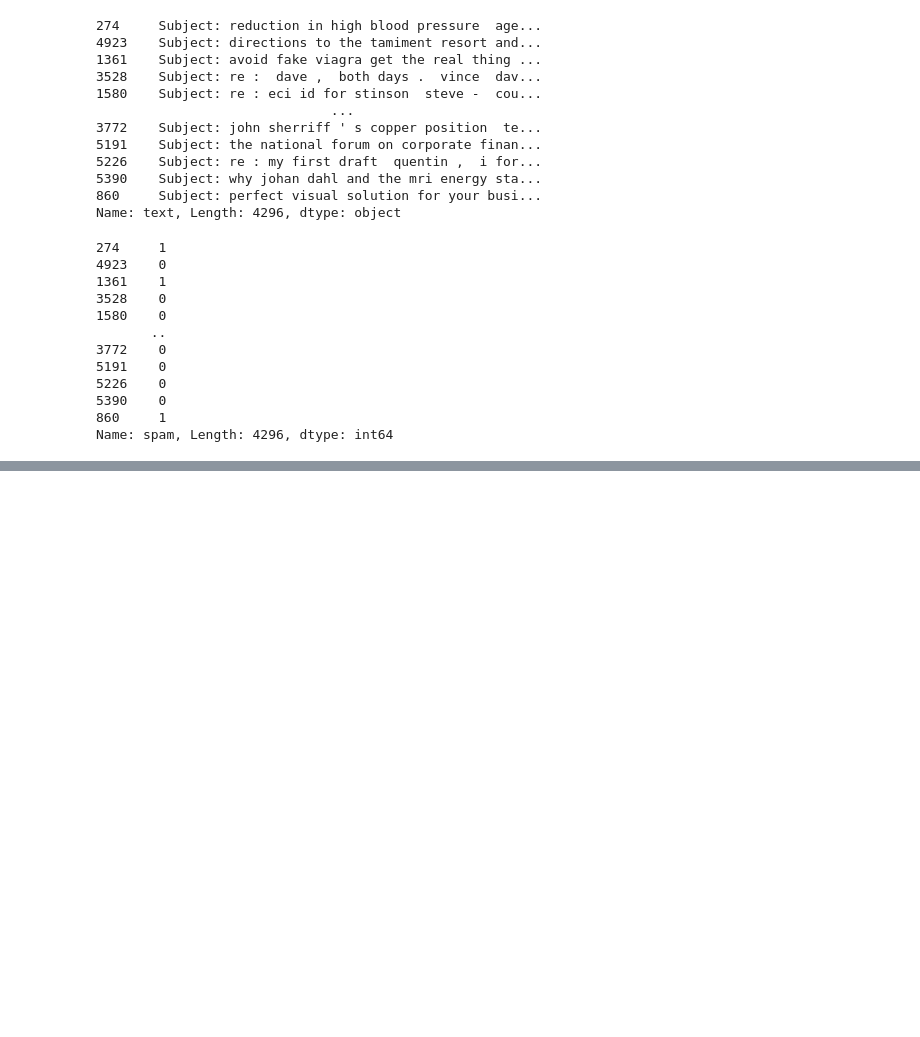
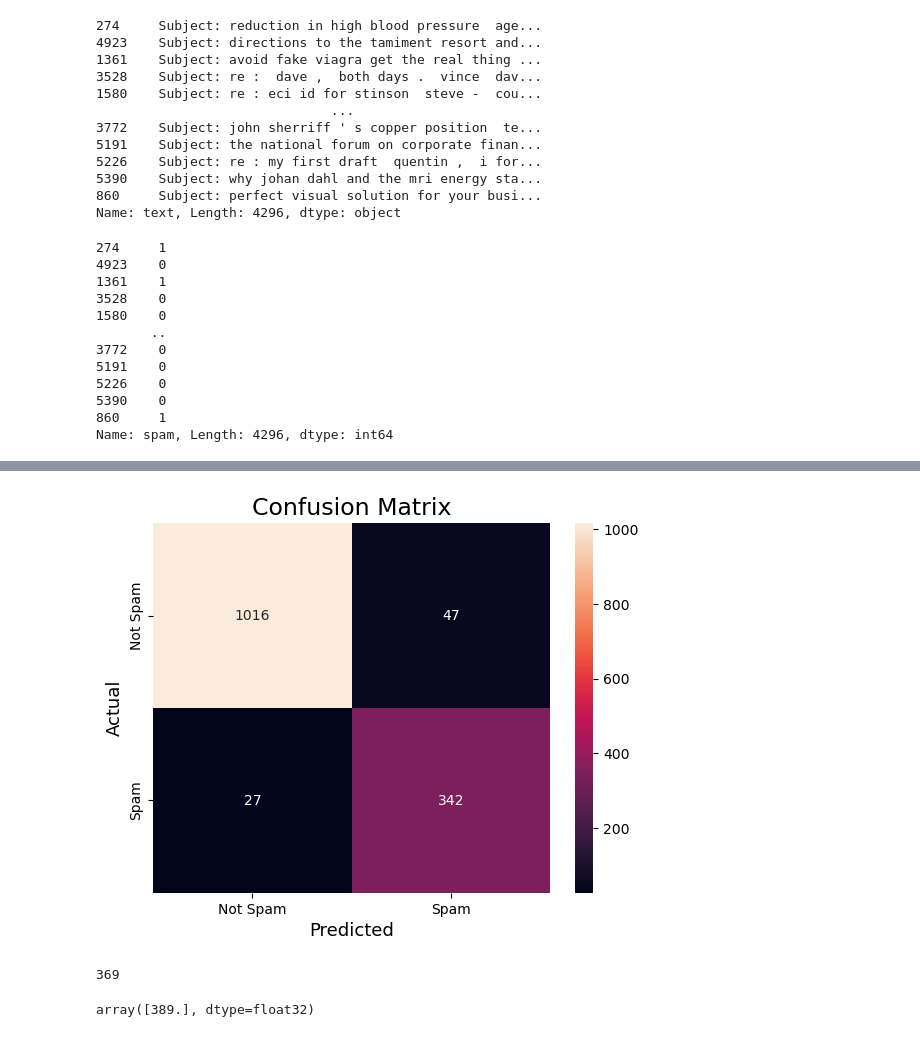
Before and after one commit to sdray5/projects, a Jupyter notebook: EmailSpamPredictor/Email Spam Predictor.ipynb, the cells around one changed output, grey strips where cells are left out. Drawn from its saved outputs; the diff is of its cells as text; code cells hidden in the pictures; blank space fills up the shorter version.

```diff
--- a/EmailSpamPredictor/Email Spam Predictor.ipynb
+++ b/EmailSpamPredictor/Email Spam Predictor.ipynb
@@ -77,0 +175,3 @@ Name: spam, Length: 4296, dtype: int64
+# %%
+predicted = np.round(model.predict(validation_padded))
+actual = validation_labels_final
@@ -77,0 +180,28 @@ Name: spam, Length: 4296, dtype: int64
+# %%
+# https://www.geeksforgeeks.org/confusion-matrix-machine-learning/
+from sklearn.metrics import confusion_matrix
+import seaborn as sns
+
+cm = confusion_matrix(actual,predicted)
+
+sns.heatmap(cm,
+            annot=True,
+            fmt='g',
+            xticklabels=['Not Spam','Spam'],
+            yticklabels=['Not Spam','Spam'])
+plt.ylabel('Actual',fontsize=13)
+plt.xlabel('Predicted',fontsize=13)
+plt.title('Confusion Matrix',fontsize=17)
+plt.show()
+# more false negatives than false positives, so the model probably doesn't need any class balancing since it's actually
+# predicting spam more often than it should!
+# %% [output]
+[figure, added]
+# %%
+sum(actual)
+# %% [output]
+369
+# %%
+sum(predicted)
+# %% [output]
+array([389.], dtype=float32)
```
Also changed, not shown: parts of 8 cells of this notebook.
